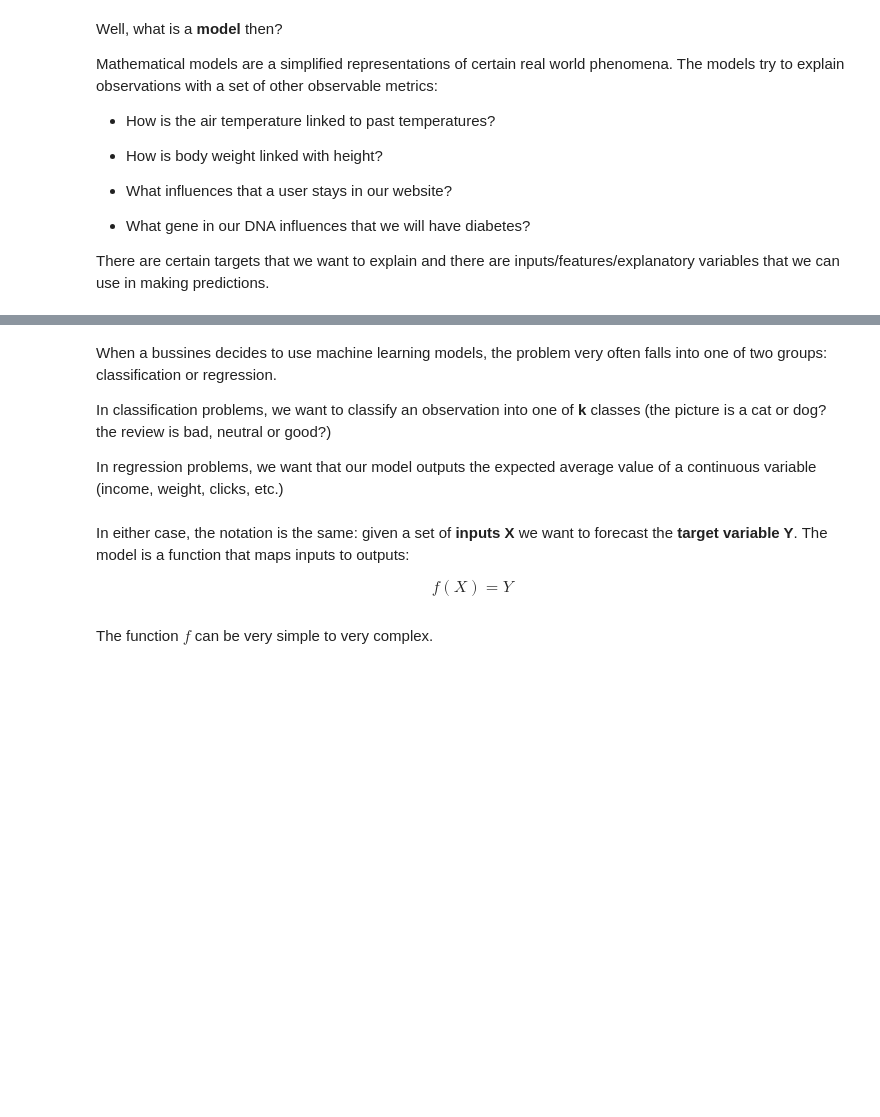
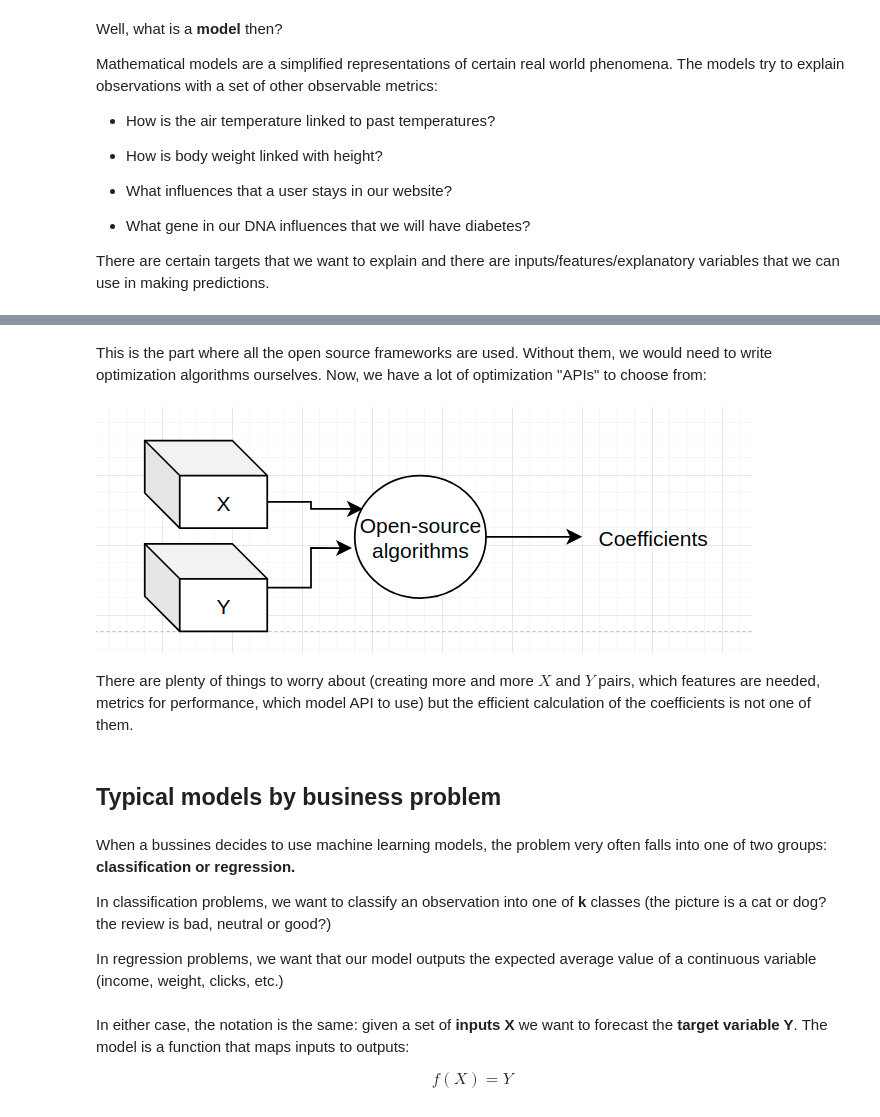
Before and after one commit to Eligijus112/book-ML-production, a Jupyter notebook: ML-book/ML-developers/ML-definitions.ipynb, the cells around one changed output, grey strips where cells are left out. Cells and saved outputs as stored; diff of their text form; code cells hidden in the pictures; blank space fills up the shorter version.

```diff
--- a/ML-book/ML-developers/ML-definitions.ipynb
+++ b/ML-book/ML-developers/ML-definitions.ipynb
@@ -107,5 +173,15 @@ $$ temperature_{t} = \beta_{1} temperature_{t-1} + \beta_{2} humidity + \beta_{3
+# %% [markdown]
+This is the part where all the open source frameworks are used. Without them, we would need to write optimization algorithms ourselves. Now, we have a lot of optimization "APIs" to choose from:
+# %%
+display.Image("./optimization.png")
+# %% [output]
+[figure, added]
+# %% [markdown]
+There are plenty of things to worry about (creating more and more $X$ and $Y$ pairs, which features are needed, metrics for performance, which model API to use) but the efficient calculation of the coefficients is not one of them.
+# %% [markdown]
+## Typical models by business problem
 # %% [markdown]
-When a bussines decides to use machine learning models, the problem very often falls into one of two groups: classification or regression.
+When a bussines decides to use machine learning models, the problem very often falls into one of two groups: **classification or regression.**
 
 In classification problems, we want to classify an observation into one of **k** classes (the picture is a cat or dog? the review is bad, neutral or good?)
 
@@ -114,5 +190,3 @@ In regression problems, we want that our model outputs the expected average valu
 In either case, the notation is the same: given a set of **inputs X** we want to forecast the **target variable Y**. The model is a function that maps inputs to outputs:
 
 $$ f(X) = Y $$
-# %% [markdown]
-The function $f$ can be very simple to very complex.
```
Also changed, not shown: parts of 32 cells of this notebook, 5 other files.
